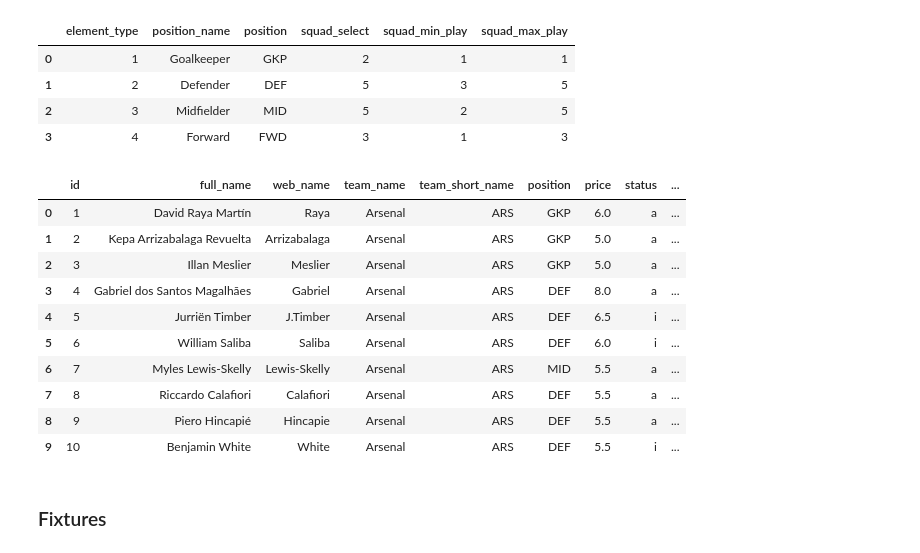
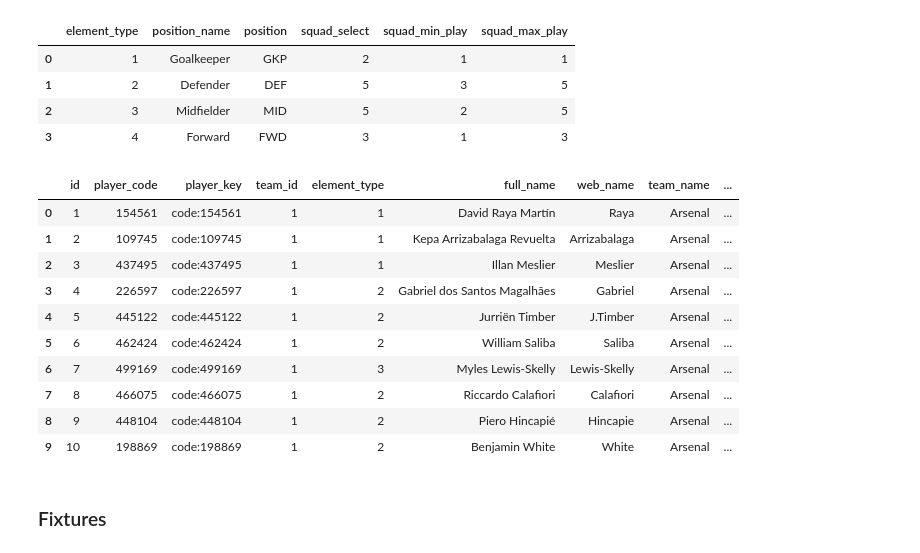
Before and after one commit to hcast04/FPL_Predictor, a Jupyter notebook: fpl_predictor.ipynb, the cells around one changed output. Saved outputs shown, nothing was run; the diff lists cells and outputs as text; code cells hidden in the pictures.

```diff
--- a/fpl_predictor.ipynb
+++ b/fpl_predictor.ipynb
@@ -179,6 +260,34 @@ players["full_name"] = (
     + " "
     + players["second_name"].str.strip()
 )
+# FPL's player code is substantially more stable across seasons than the
+# season-specific element ID. It is used to connect current players to the
+# historical archive.
+if "code" in players.columns:
+    players["player_code"] = pd.to_numeric(
+        players["code"],
+        errors="coerce",
+    ).astype("Int64")
+else:
+    players["player_code"] = pd.Series(
+        pd.NA,
+        index=players.index,
+        dtype="Int64",
+    )
+
+players["player_key"] = (
+    "current:element:"
+    + players["id"].astype("Int64").astype(str)
+)
+
+has_player_code = players["player_code"].notna()
+players.loc[has_player_code, "player_key"] = (
+    "code:"
+    + players.loc[
+        has_player_code,
+        "player_code",
+    ].astype(str)
+)
 # %%
 numeric_columns = [
     "selected_by_percent",
@@ -204,56 +313,69 @@ for column in numeric_columns:
         )
 # %%
 preferred_player_columns = [
+    # Stable identifiers retained for later joins
     "id",
+    "player_code",
+    "player_key",
+    "team_id",
+    "element_type",
+
+    # Player information
     "full_name",
     "web_name",
     "team_name",
     "team_short_name",
     "position",
     "price",
+
+    # Availability information
     "status",
     "chance_of_playing_next_round",
     "news",
+
+    # Current-season FPL information
     "selected_by_percent",
     "total_points",
     "points_per_game",
     "form",
     "minutes",
     "starts",
     "goals_scored",
     "assists",
     "clean_sheets",
     "goals_conceded",
     "saves",
     "bonus",
     "bps",
+
+    # Current-season underlying statistics
     "expected_goals",
     "expected_assists",
     "expected_goal_involvements",
     "expected_goals_conceded",
 ]
 
 available_player_columns = [
     column
     for column in preferred_player_columns
     if column in players.columns
 ]
 
 players = players[available_player_columns].copy()
 
 display(players.head(10))
 # %% [output]
-|  | id | full_name | web_name | team_name | team_short_name | position | price | status | ... |
-| 0 | 1 | David Raya Martín | Raya | Arsenal | ARS | GKP | 6.0 | a | ... |
-| 1 | 2 | Kepa Arrizabalaga Revuelta | Arrizabalaga | Arsenal | ARS | GKP | 5.0 | a | ... |
-| 2 | 3 | Illan Meslier | Meslier | Arsenal | ARS | GKP | 5.0 | a | ... |
-| 3 | 4 | Gabriel dos Santos Magalhães | Gabriel | Arsenal | ARS | DEF | 8.0 | a | ... |
-| 4 | 5 | Jurriën Timber | J.Timber | Arsenal | ARS | DEF | 6.5 | i | ... |
-| 5 | 6 | William Saliba | Saliba | Arsenal | ARS | DEF | 6.0 | i | ... |
-| 6 | 7 | Myles Lewis-Skelly | Lewis-Skelly | Arsenal | ARS | MID | 5.5 | a | ... |
-| 7 | 8 | Riccardo Calafiori | Calafiori | Arsenal | ARS | DEF | 5.5 | a | ... |
-| 8 | 9 | Piero Hincapié | Hincapie | Arsenal | ARS | DEF | 5.5 | a | ... |
-| 9 | 10 | Benjamin White | White | Arsenal | ARS | DEF | 5.5 | i | ... |
+|  | id | player_code | player_key | team_id | element_type | full_name | web_name | team_name | ... |
+| 0 | 1 | 154561 | code:154561 | 1 | 1 | David Raya Martín | Raya | Arsenal | ... |
+| 1 | 2 | 109745 | code:109745 | 1 | 1 | Kepa Arrizabalaga Revuelta | Arrizabalaga | Arsenal | ... |
+| 2 | 3 | 437495 | code:437495 | 1 | 1 | Illan Meslier | Meslier | Arsenal | ... |
+| 3 | 4 | 226597 | code:226597 | 1 | 2 | Gabriel dos Santos Magalhães | Gabriel | Arsenal | ... |
+| 4 | 5 | 445122 | code:445122 | 1 | 2 | Jurriën Timber | J.Timber | Arsenal | ... |
+| 5 | 6 | 462424 | code:462424 | 1 | 2 | William Saliba | Saliba | Arsenal | ... |
+| 6 | 7 | 499169 | code:499169 | 1 | 3 | Myles Lewis-Skelly | Lewis-Skelly | Arsenal | ... |
+| 7 | 8 | 466075 | code:466075 | 1 | 2 | Riccardo Calafiori | Calafiori | Arsenal | ... |
+| 8 | 9 | 448104 | code:448104 | 1 | 2 | Piero Hincapié | Hincapie | Arsenal | ... |
+| 9 | 10 | 198869 | code:198869 | 1 | 2 | Benjamin White | White | Arsenal | ... |
 # %% [markdown]
 ### Fixtures
 # %%
```
Also changed, not shown: parts of 147 cells of this notebook, 5 other files.
